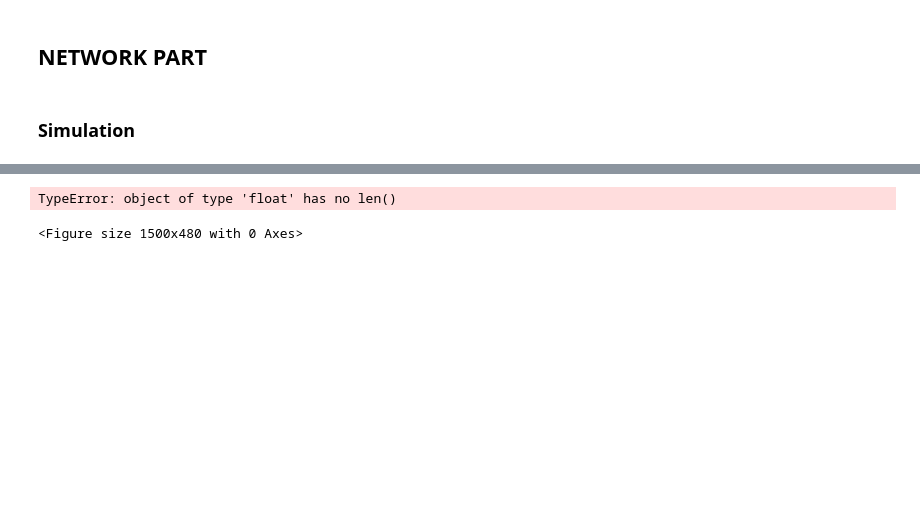
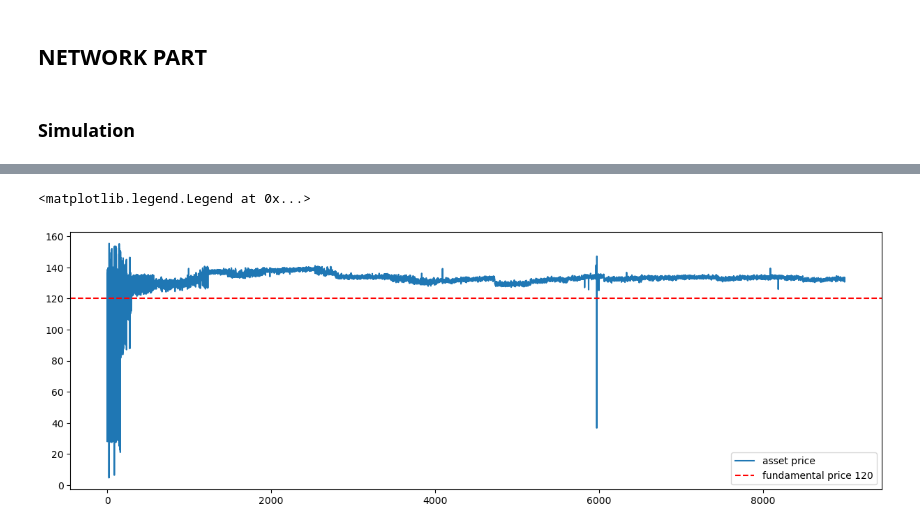
Before and after one commit to SuperAileen/CCS-2024-Group20, a Jupyter notebook: redo_main.ipynb, the cells around one changed output, grey strips where cells are left out. Drawn from its saved outputs; the diff is of its cells as text; code cells hidden in the pictures; blank space fills up the shorter version.

```diff
--- a/redo_main.ipynb
+++ b/redo_main.ipynb
@@ -538,11 +517,11 @@ chart
 # %%
 plt.figure().set_figwidth(15)
-plt.plot(list(range(len(asset_prices[400]))), asset_prices[400], label ='asset price')
+plt.plot(list(range(len(asset_prices))), asset_prices, label ='asset price')
 plt.axhline(y=120, color='r', linestyle='--', label='fundamental price 120')
 plt.legend()
 # %% [output]
-TypeError: object of type 'float' has no len()
+<matplotlib.legend.Legend at 0x...>
-<Figure size 1500x480 with 0 Axes>
+[figure, added]
 # %%
 # Use the first 2000 data points
 asset_prices_subset = asset_prices
```
Also changed, not shown: parts of 11 cells of this notebook.
